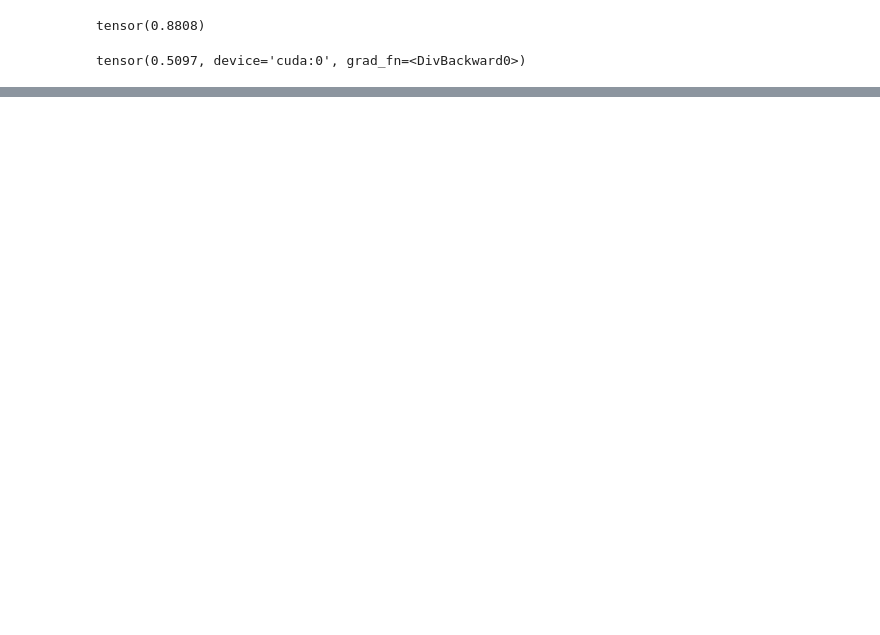
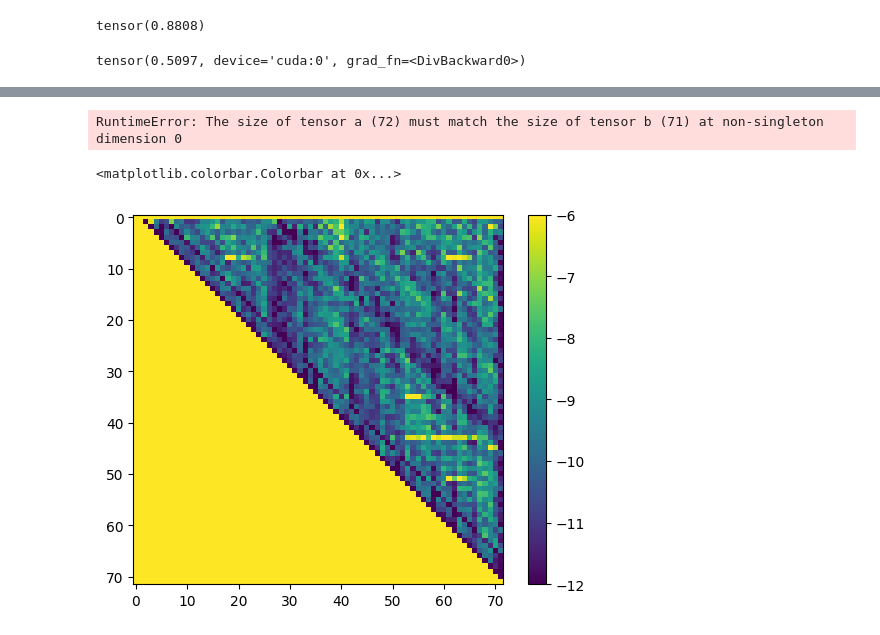
Before and after one commit to eri24816/piano-music-gen, a Jupyter notebook: vae.ipynb, the cells around one changed output, grey strips where cells are left out. Drawn from its saved outputs; the diff is of its cells as text; code cells hidden in the pictures; blank space fills up the shorter version.

```diff
--- a/vae.ipynb
+++ b/vae.ipynb
@@ -463,0 +530,27 @@ tokenizer.idx_to_token_seq(batch['indices'][0].cpu().numpy())
+# %%
+adj_dist = []
+for i in range(len(zs)):
+    sum_dist = 0
+    for p in range(1,8):
+        j = i + p
+        if j < len(zs):
+            sum_dist += dist[i,j]*(0.9**p)
+
+    adj_dist.append(sum_dist)
+
+adj_dist = torch.tensor(adj_dist)
+plt.plot(adj_dist[:80]-adj_dist[1:81])
+# %% [output]
+RuntimeError: The size of tensor a (72) must match the size of tensor b (71) at non-singleton dimension 0
+# %%
+lag = torch.zeros(len(zs), len(zs))
+for t in tqdm(range(len(zs))):
+    for l in range(0, t):
+        lag[l,t] = (zs[t]-zs[t-l]).norm()
+
+a = -lag
+plt.imshow(a, vmin=-12, vmax=-6)
+plt.colorbar()
+# %% [output]
+<matplotlib.colorbar.Colorbar at 0x...>
+[figure, added]
```
Also changed, not shown: parts of 28 cells of this notebook, 8 other files.
